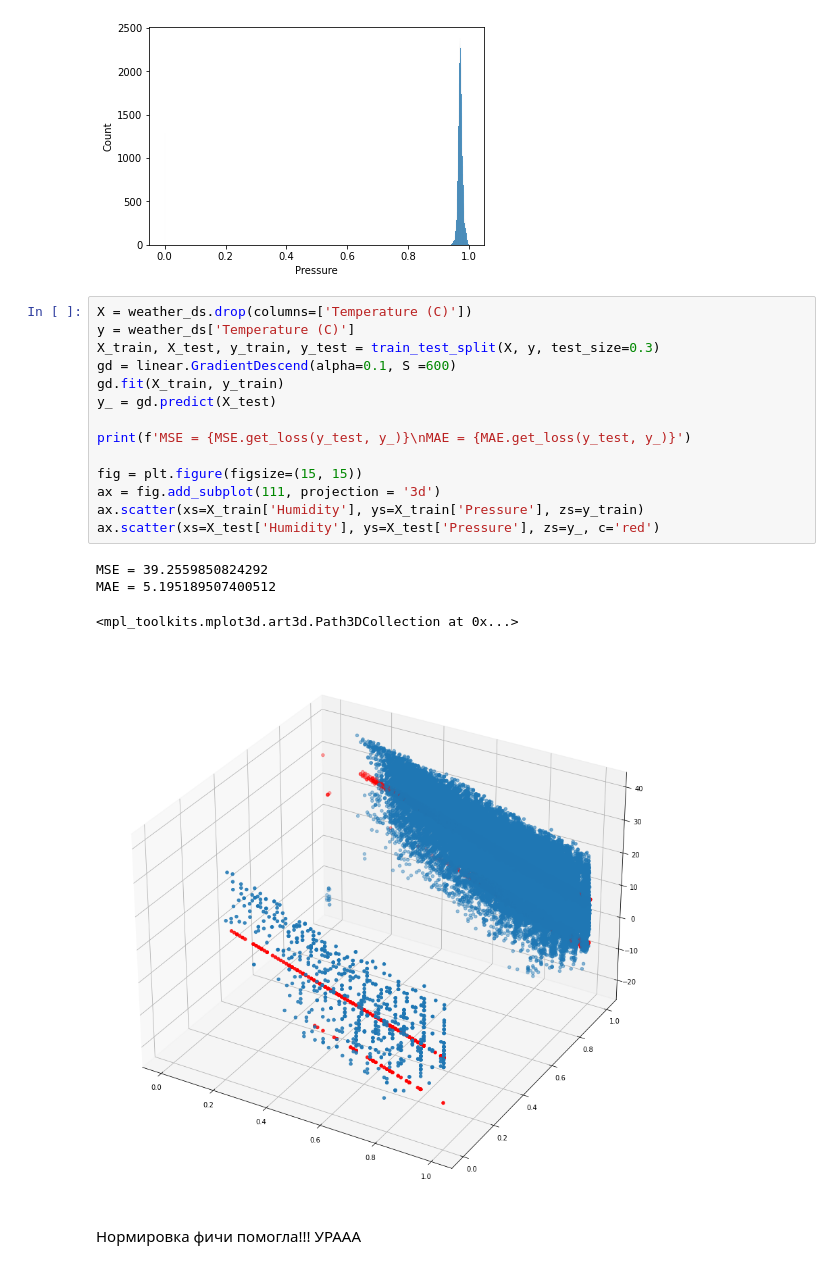
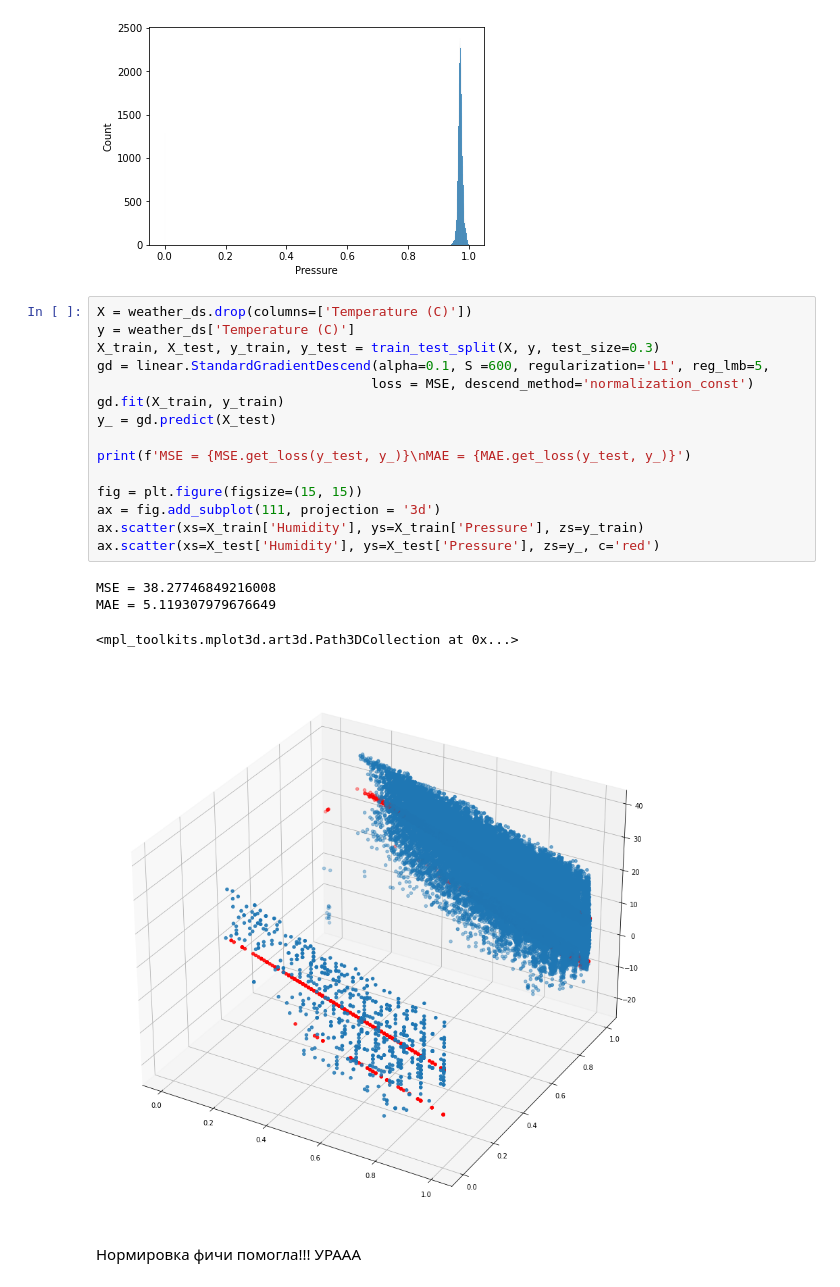
Before and after one commit to shehamane/kurilib-ml, a Jupyter notebook: linear.ipynb, the cells around one changed output. Drawn from its saved outputs; the diff is of its cells as text.

```diff
--- a/linear.ipynb
+++ b/linear.ipynb
@@ -134,22 +135,23 @@ sns.histplot(weather_ds['Pressure'])
 # %%
 X = weather_ds.drop(columns=['Temperature (C)'])
 y = weather_ds['Temperature (C)']
 X_train, X_test, y_train, y_test = train_test_split(X, y, test_size=0.3)
-gd = linear.GradientDescend(alpha=0.1, S =600)
+gd = linear.StandardGradientDescend(alpha=0.1, S =600, regularization='L1', reg_lmb=5,
+                                   loss = MSE, descend_method='normalization_const')
 gd.fit(X_train, y_train)
 y_ = gd.predict(X_test)
 
 print(f'MSE = {MSE.get_loss(y_test, y_)}\nMAE = {MAE.get_loss(y_test, y_)}')
 
 fig = plt.figure(figsize=(15, 15))
 ax = fig.add_subplot(111, projection = '3d')
 ax.scatter(xs=X_train['Humidity'], ys=X_train['Pressure'], zs=y_train)
 ax.scatter(xs=X_test['Humidity'], ys=X_test['Pressure'], zs=y_, c='red')
 # %% [output]
-MSE = 39.2559850824292
-MAE = 5.195189507400512
+MSE = 38.27746849216008
+MAE = 5.119307979676649
 <mpl_toolkits.mplot3d.art3d.Path3DCollection at 0x...>
-[figure, old version]
+[figure, new version]
 # %% [markdown]
 Нормировка фичи помогла!!! УРААА
 # %% [markdown]
```
Also changed, not shown: parts of 9 cells of this notebook, 1 other file.
